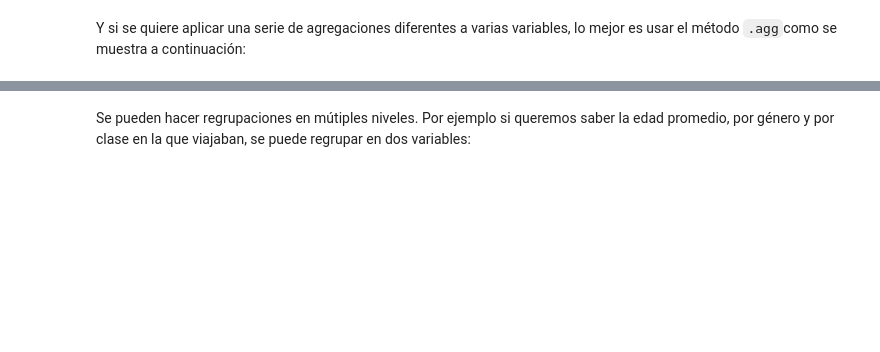
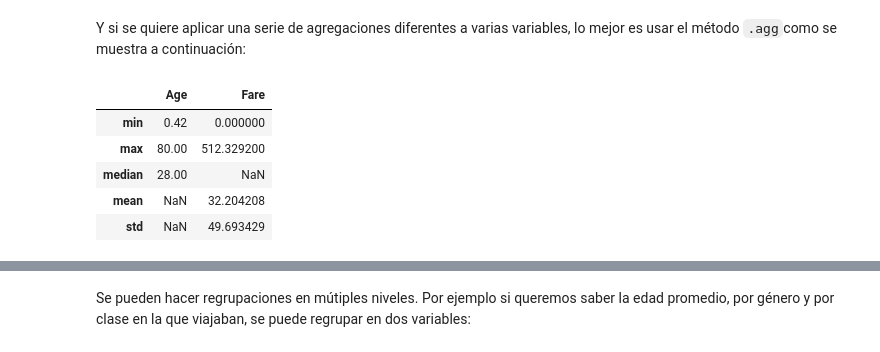
Before and after one commit to Alejandro-Barreras/alejandrobarreras-ai, a Jupyter notebook: tareas_y_actividades/intro_pandas.ipynb, the cells around one changed output, grey strips where cells are left out. Cells and saved outputs as stored; diff of their text form; code cells hidden in the pictures; blank space fills up the shorter version.

```diff
--- a/tareas_y_actividades/intro_pandas.ipynb
+++ b/tareas_y_actividades/intro_pandas.ipynb
@@ -192,10 +463,17 @@ Y si se quiere aplicar una serie de agregaciones diferentes a varias variables,
 # %%
 df_titanic.agg(
     {
-        "Age": ["min", "max", "median", "mad"],
+        "Age": ["min", "max", "median"],
         "Fare": ["min", "max", "mean", "std"],
     }
 )
+# %% [output]
+|  | Age | Fare |
+| min | 0.42 | 0.000000 |
+| max | 80.00 | 512.329200 |
+| median | 28.00 | NaN |
+| mean | NaN | 32.204208 |
+| std | NaN | 49.693429 |
 # %% [markdown]
 ### Regrupando por variables
 
```
Also changed, not shown: parts of 35 cells of this notebook.
